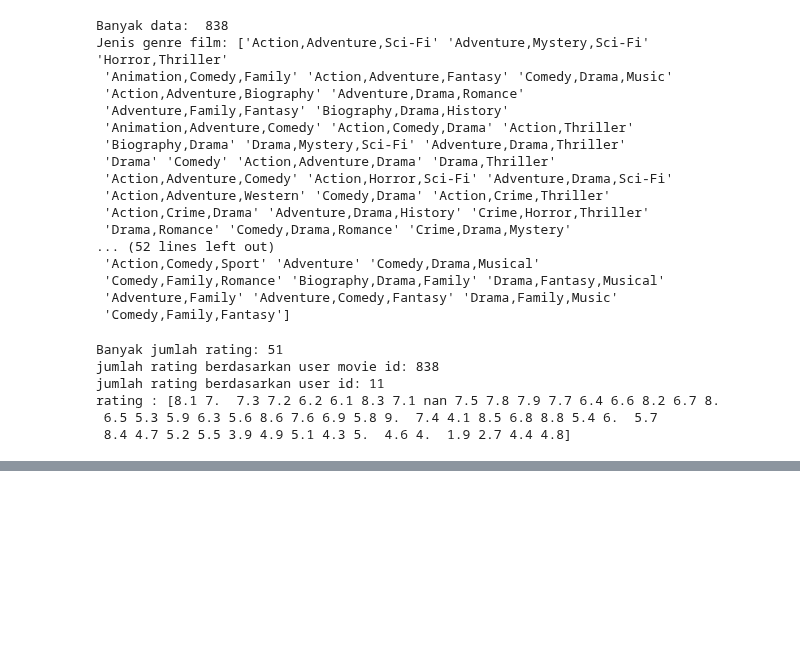
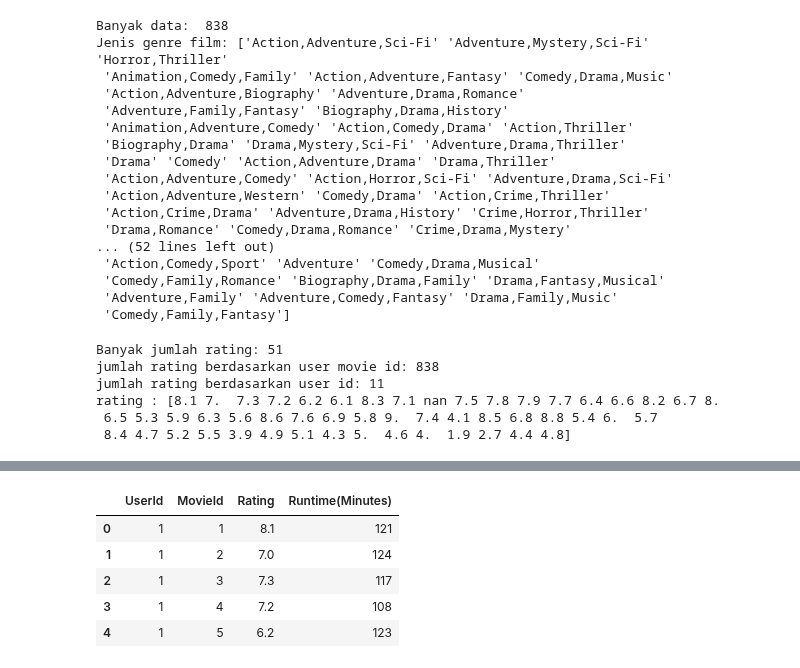
Before and after one commit to Ihbar1/ihbar.github.io, a Jupyter notebook: praktikum_sistem_rekomendasi.ipynb, the cells around one changed output, grey strips where cells are left out. Cells and saved outputs as stored; diff of their text form; code cells hidden in the pictures; blank space fills up the shorter version.

```diff
--- a/praktikum_sistem_rekomendasi.ipynb
+++ b/praktikum_sistem_rekomendasi.ipynb
@@ -83,0 +94,9 @@ rating : [8.1 7.  7.3 7.2 6.2 6.1 8.3 7.1 nan 7.5 7.8 7.9 7.7 6.4 6.6 8.2 6.7 8.
+# %%
+ratings.head()
+# %% [output]
+|  | UserId | MovieId | Rating | Runtime(Minutes) |
+| 0 | 1 | 1 | 8.1 | 121 |
+| 1 | 1 | 2 | 7.0 | 124 |
+| 2 | 1 | 3 | 7.3 | 117 |
+| 3 | 1 | 4 | 7.2 | 108 |
+| 4 | 1 | 5 | 6.2 | 123 |
```
Also changed, not shown: parts of 6 cells of this notebook.
